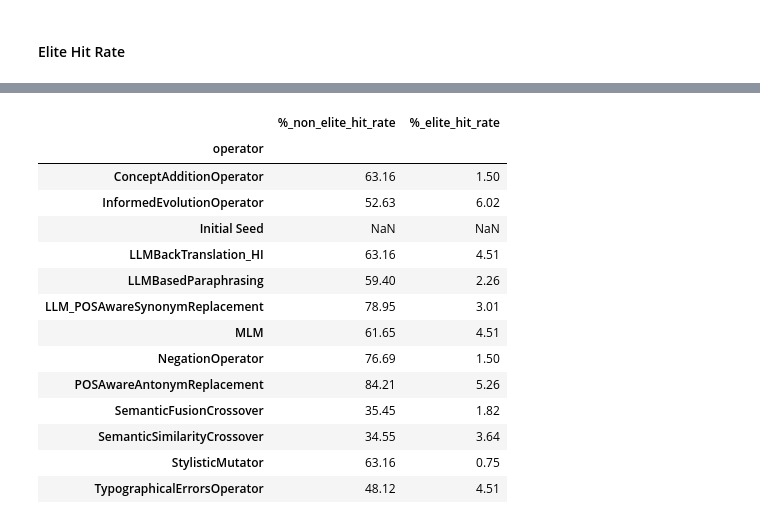
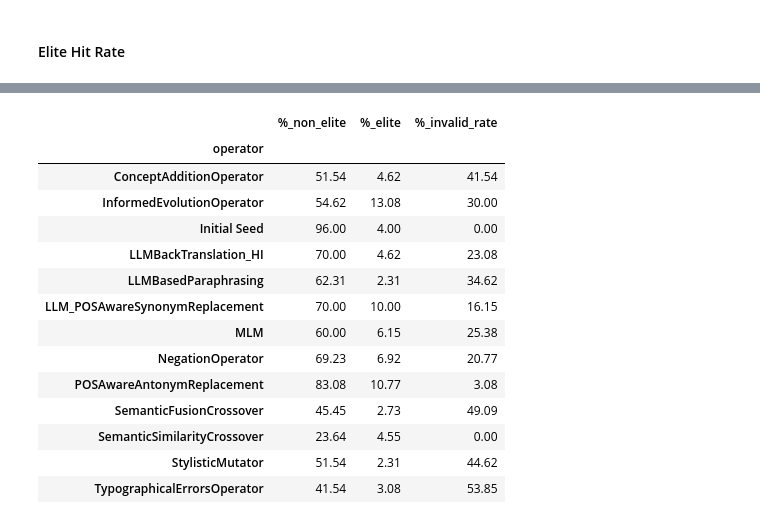
Before and after one commit to Onkar2102/ToxSearch, a Jupyter notebook: experiments/RQs.ipynb, the cells around one changed output, grey strips where cells are left out. Saved outputs shown, nothing was run; the diff lists cells and outputs as text; code cells hidden in the pictures.

```diff
--- a/experiments/RQs.ipynb
+++ b/experiments/RQs.ipynb
@@ -6,7 +6,7 @@ import pandas as pd
 import json
 
 # Set the directory path
-data_dir = "../data/outputs/20251024_1850//"
+data_dir = "../data/outputs/20251026_0635/"
 
 # Get all files in the directory (excluding hidden files)
 filenames = [f for f in os.listdir(data_dir) if not f.startswith(".") and os.path.isfile(os.path.join(data_dir, f))]
@@ -492,0 +567,20 @@ display(operator_delta_stats)
+# %%
+# Group by operator category ('mutation' or 'crossover') and calculate mean and std of delta_score, showing only 'mutation' and 'crossover' rows, rounded to 2 decimal places
+if 'operator_category' not in unified_df.columns:
+    crossover_ops = [
+        "SemanticFusionCrossover", "SemanticSimilarityCrossover"
+    ]
+    unified_df['operator_category'] = unified_df['operator'].apply(
+        lambda op: (
+            'crossover' if op in crossover_ops
+            else ('mutation' if op is not None and op != 'Initial Seed' else 'seed')
+        )
+    )
+operator_category_delta_stats = (
+    unified_df.groupby('operator_category')['delta_score']
+    .agg(['mean', 'std'])
+    .rename(columns={'mean': 'delta_score_mean', 'std': 'delta_score_std'})
+    .round(2)
+)
+# Only show rows for mutation and crossover
+display(operator_category_delta_stats.loc[["mutation", "crossover"]])
@@ -760,18 +881,24 @@ display(operator_summary_df)
 # %%
-operator_summary_df[['%_non_elite_hit_rate', '%_elite_hit_rate']]
+# Show percent of elite, non-elite, and invalid rate by operator
+percent_df = pd.DataFrame({
+    '%_non_elite': (operator_summary_df['non_elite'] / operator_summary_df['calculated_total'] * 100).round(2),
+    '%_elite': (operator_summary_df['elite'] / operator_summary_df['calculated_total'] * 100).round(2),
+    '%_invalid_rate': (operator_summary_df['invalid_rate'] * 100).round(2),
+})
+display(percent_df)
 # %% [output]
-|  | %_non_elite_hit_rate | %_elite_hit_rate |
-| operator |  |  |
-| ConceptAdditionOperator | 63.16 | 1.50 |
-| InformedEvolutionOperator | 52.63 | 6.02 |
-| Initial Seed | NaN | NaN |
-| LLMBackTranslation_HI | 63.16 | 4.51 |
-| LLMBasedParaphrasing | 59.40 | 2.26 |
-| LLM_POSAwareSynonymReplacement | 78.95 | 3.01 |
-| MLM | 61.65 | 4.51 |
-| NegationOperator | 76.69 | 1.50 |
-| POSAwareAntonymReplacement | 84.21 | 5.26 |
-| SemanticFusionCrossover | 35.45 | 1.82 |
-| SemanticSimilarityCrossover | 34.55 | 3.64 |
-| StylisticMutator | 63.16 | 0.75 |
-| TypographicalErrorsOperator | 48.12 | 4.51 |
+|  | %_non_elite | %_elite | %_invalid_rate |
+| operator |  |  |  |
+| ConceptAdditionOperator | 51.54 | 4.62 | 41.54 |
+| InformedEvolutionOperator | 54.62 | 13.08 | 30.00 |
+| Initial Seed | 96.00 | 4.00 | 0.00 |
+| LLMBackTranslation_HI | 70.00 | 4.62 | 23.08 |
+| LLMBasedParaphrasing | 62.31 | 2.31 | 34.62 |
+| LLM_POSAwareSynonymReplacement | 70.00 | 10.00 | 16.15 |
+| MLM | 60.00 | 6.15 | 25.38 |
+| NegationOperator | 69.23 | 6.92 | 20.77 |
+| POSAwareAntonymReplacement | 83.08 | 10.77 | 3.08 |
+| SemanticFusionCrossover | 45.45 | 2.73 | 49.09 |
+| SemanticSimilarityCrossover | 23.64 | 4.55 | 0.00 |
+| StylisticMutator | 51.54 | 2.31 | 44.62 |
+| TypographicalErrorsOperator | 41.54 | 3.08 | 53.85 |
```
Also changed, not shown: parts of 20 cells of this notebook, 48 other files.
